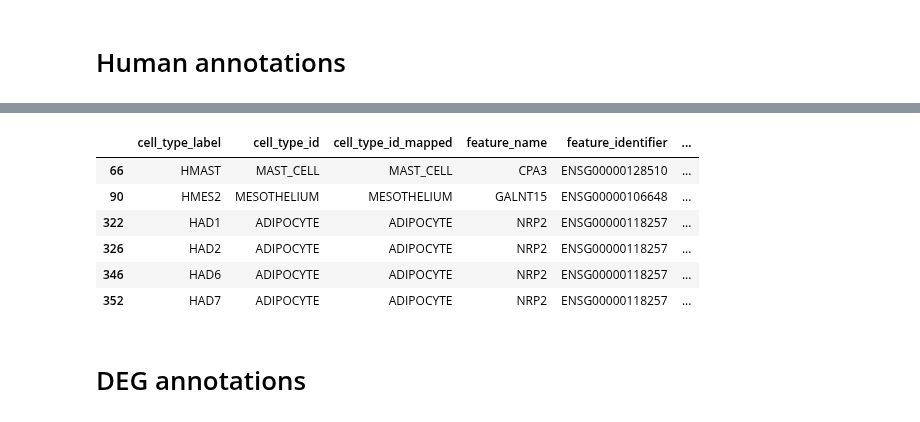
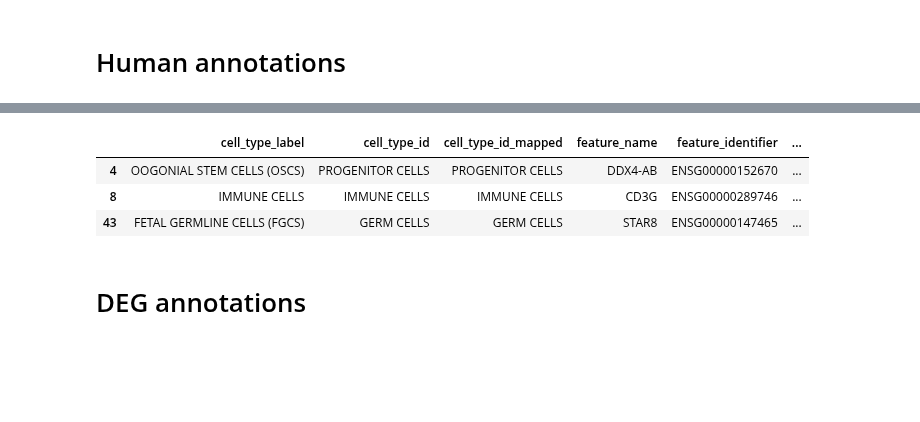
Before and after one commit to sbooeshaghi/llmarkers, a Jupyter notebook: analysis/comparison/verify_derived.ipynb, the cells around one changed output, grey strips where cells are left out. Saved outputs shown, nothing was run; the diff lists cells and outputs as text; code cells hidden in the pictures; blank space fills up the shorter version.

```diff
--- a/analysis/comparison/verify_derived.ipynb
+++ b/analysis/comparison/verify_derived.ipynb
@@ -143,17 +143,14 @@ agg.reset_index()
 # %%
 # find specific datasets with missing cell type or feature name
-ds = 'adipose_Emont2022'
+ds = 'ovary_Wagner2020'
 hmn.query(
     f"ds_name == '{ds}' & (~found_cell_type_id | ~found_feature_id)"
 )[["cell_type_label", "cell_type_id",  "cell_type_id_mapped", "feature_name", "feature_identifier",  "feature_id_mapped"]]
 # %% [output]
 |  | cell_type_label | cell_type_id | cell_type_id_mapped | feature_name | feature_identifier | ... |
-| 66 | HMAST | MAST_CELL | MAST_CELL | CPA3 | ENSG00000128510 | ... |
-| 90 | HMES2 | MESOTHELIUM | MESOTHELIUM | GALNT15 | ENSG00000106648 | ... |
-| 322 | HAD1 | ADIPOCYTE | ADIPOCYTE | NRP2 | ENSG00000118257 | ... |
-| 326 | HAD2 | ADIPOCYTE | ADIPOCYTE | NRP2 | ENSG00000118257 | ... |
-| 346 | HAD6 | ADIPOCYTE | ADIPOCYTE | NRP2 | ENSG00000118257 | ... |
-| 352 | HAD7 | ADIPOCYTE | ADIPOCYTE | NRP2 | ENSG00000118257 | ... |
+| 4 | OOGONIAL STEM CELLS (OSCS) | PROGENITOR CELLS | PROGENITOR CELLS | DDX4-AB | ENSG00000152670 | ... |
+| 8 | IMMUNE CELLS | IMMUNE CELLS | IMMUNE CELLS | CD3G | ENSG00000289746 | ... |
+| 43 | FETAL GERMLINE CELLS (FGCS) | GERM CELLS | GERM CELLS | STAR8 | ENSG00000147465 | ... |
 # %% [markdown]
 # DEG annotations
 # %%
```
Also changed, not shown: parts of 2 cells of this notebook, 19 other files.
